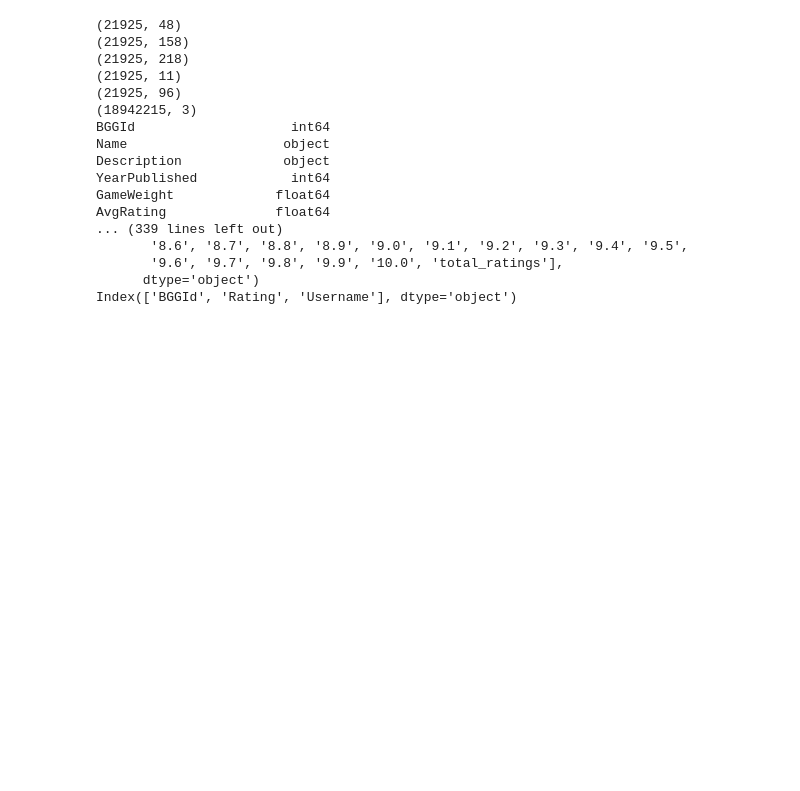
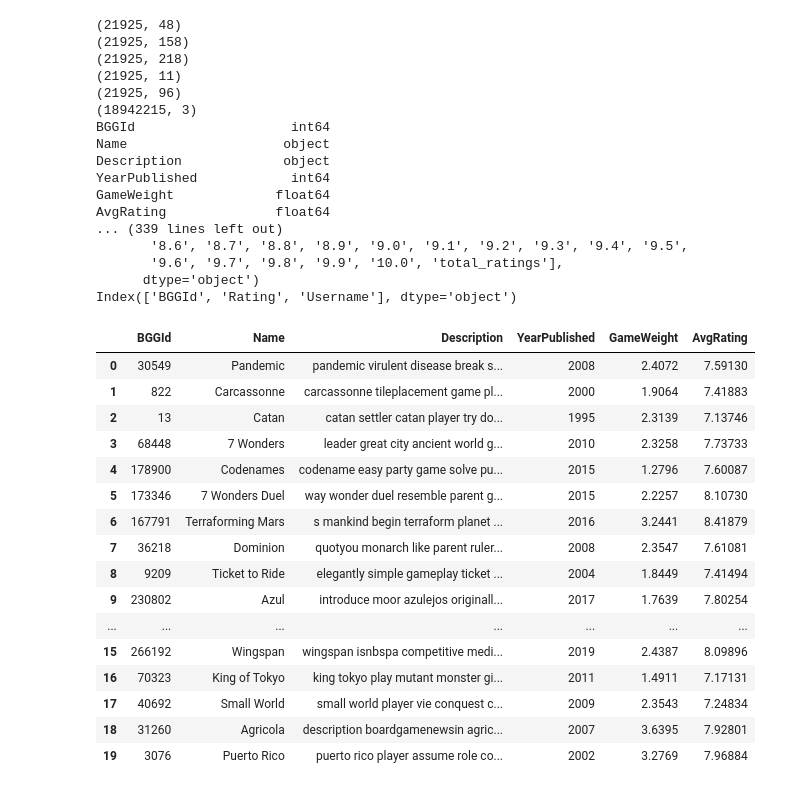
Before and after one commit to awal015/AICapstone, a Jupyter notebook: Adam Wallach USCD capstone.ipynb, the cells around one changed output. Cells and saved outputs as stored; diff of their text form; code cells hidden in the pictures; blank space fills up the shorter version.

```diff
--- a/Adam Wallach USCD capstone.ipynb
+++ b/Adam Wallach USCD capstone.ipynb
@@ -102,3 +106,28 @@ AvgRating              float64
        '9.6', '9.7', '9.8', '9.9', '10.0', 'total_ratings'],
       dtype='object')
 Index(['BGGId', 'Rating', 'Username'], dtype='object')
+# %%
+popular = games.copy()
+popular['game_popularty'] = popular['AvgRating'] /10 * popular['NumOwned']
+twenty_most_popular = popular.sort_values(by='game_popularty',ascending = False).head(20)
+twenty_most_popular = twenty_most_popular[['BGGId','Name','Description','YearPublished','GameWeight','AvgRating']]
+twenty_most_popular = twenty_most_popular.reset_index(drop = True)
+twenty_most_popular
+# %% [output]
+|  | BGGId | Name | Description | YearPublished | GameWeight | AvgRating |
+| 0 | 30549 | Pandemic | pandemic virulent disease break s... | 2008 | 2.4072 | 7.59130 |
+| 1 | 822 | Carcassonne | carcassonne tileplacement game pl... | 2000 | 1.9064 | 7.41883 |
+| 2 | 13 | Catan | catan settler catan player try do... | 1995 | 2.3139 | 7.13746 |
+| 3 | 68448 | 7 Wonders | leader great city ancient world g... | 2010 | 2.3258 | 7.73733 |
+| 4 | 178900 | Codenames | codename easy party game solve pu... | 2015 | 1.2796 | 7.60087 |
+| 5 | 173346 | 7 Wonders Duel | way wonder duel resemble parent g... | 2015 | 2.2257 | 8.10730 |
+| 6 | 167791 | Terraforming Mars | s mankind begin terraform planet ... | 2016 | 3.2441 | 8.41879 |
+| 7 | 36218 | Dominion | quotyou monarch like parent ruler... | 2008 | 2.3547 | 7.61081 |
+| 8 | 9209 | Ticket to Ride | elegantly simple gameplay ticket ... | 2004 | 1.8449 | 7.41494 |
+| 9 | 230802 | Azul | introduce moor azulejos originall... | 2017 | 1.7639 | 7.80254 |
+| ... | ... | ... | ... | ... | ... | ... |
+| 15 | 266192 | Wingspan | wingspan isnbspa competitive medi... | 2019 | 2.4387 | 8.09896 |
+| 16 | 70323 | King of Tokyo | king tokyo play mutant monster gi... | 2011 | 1.4911 | 7.17131 |
+| 17 | 40692 | Small World | small world player vie conquest c... | 2009 | 2.3543 | 7.24834 |
+| 18 | 31260 | Agricola | description boardgamenewsin agric... | 2007 | 3.6395 | 7.92801 |
+| 19 | 3076 | Puerto Rico | puerto rico player assume role co... | 2002 | 3.2769 | 7.96884 |
```
Also changed, not shown: parts of 19 cells of this notebook.
